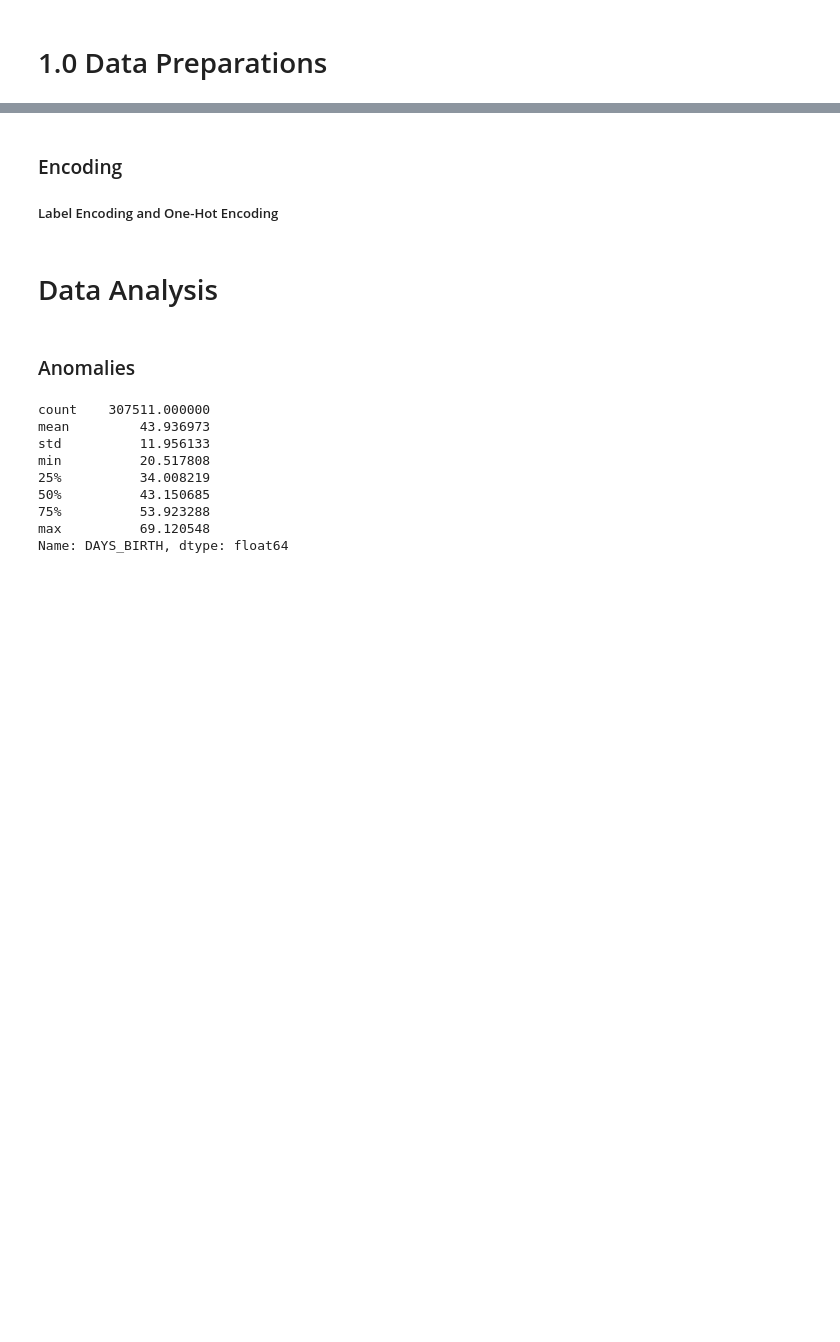
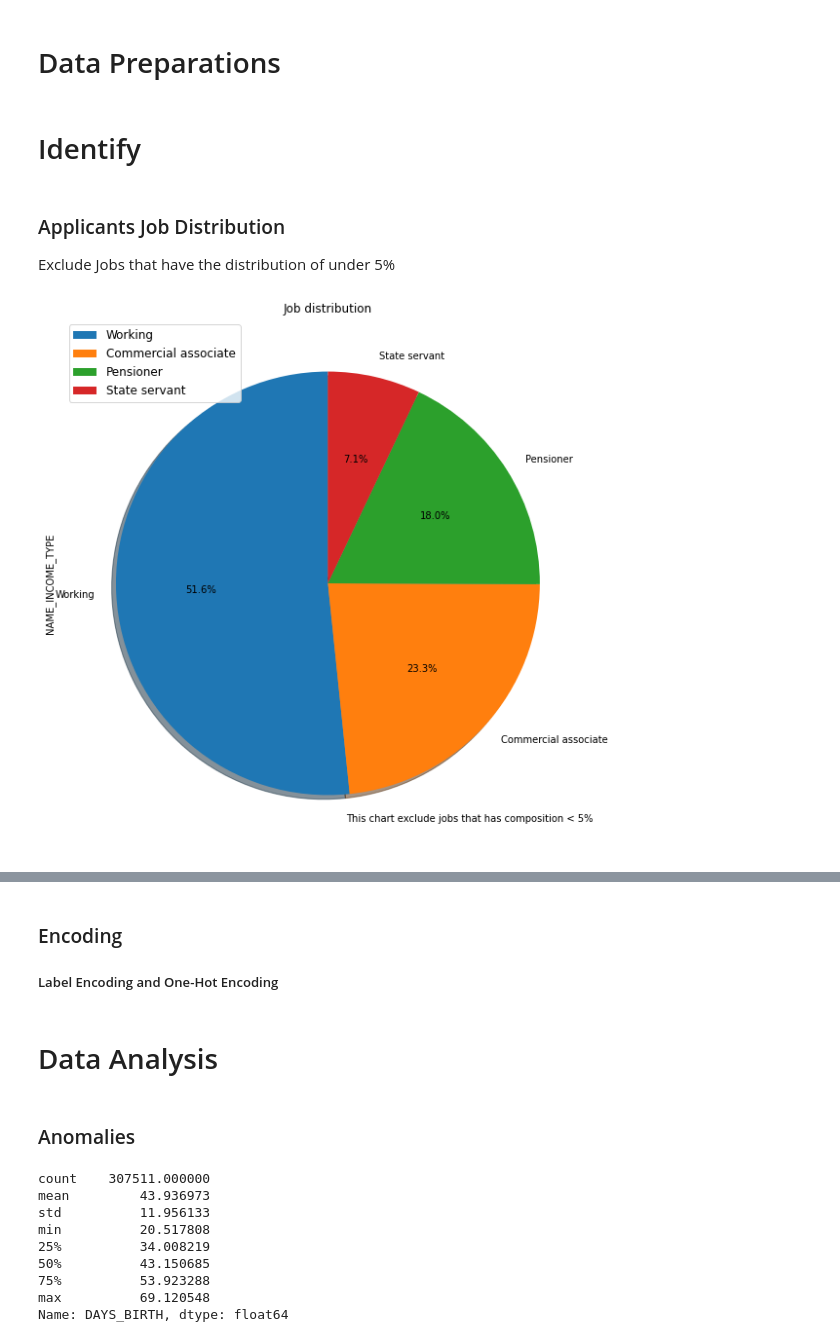
Before and after one commit to ivanf-12/home-credit-default-risk, a Jupyter notebook: home-credit-default-risk.ipynb, the cells around one changed output, grey strips where cells are left out. Cells and saved outputs as stored; diff of their text form; code cells hidden in the pictures; blank space fills up the shorter version.

Commit message:
Add graphs

```diff
--- a/home-credit-default-risk.ipynb
+++ b/home-credit-default-risk.ipynb
@@ -1,5 +1,5 @@
 # %% [markdown]
-# 1.0 Data Preparations
+# Data Preparations
 # %%
 import numpy as np
 import pandas as pd
@@ -17,3 +17,41 @@ X_test_full = pd.read_csv('/kaggle/input/home-credit-default-risk/application_te
 # Suppress warnings
 import warnings
 warnings.filterwarnings('ignore')
+# %% [markdown]
+# Identify
+# %% [markdown]
+### Applicants Job Distribution
+Exclude Jobs that have the distribution of under 5%
+# %%
+plt.figure(figsize=(10, 10))
+
+# Exclude NA values from the NAME_INCOME_TYPE column
+income_type_counts = X['NAME_INCOME_TYPE'].value_counts(normalize=True, dropna=True)
+
+# Filter out the labels that have a percentage less than 5%
+income_type_counts = income_type_counts[income_type_counts > 0.05]
+
+# Create a list of labels that only includes the labels that have a percentage greater than or equal to 5%
+income_type_labels = income_type_counts.index.tolist()
+
+# Create a pie chart
+ax = income_type_counts.plot.pie(autopct='%1.1f%%',
+                           startangle=90,
+                           shadow=True,
+                           legend=True,
+                           labels=income_type_labels)
+
+# Add title
+plt.title("Job distribution")
+plt.text(1, 0.05, 'This chart exclude jobs that has composition < 5%',
+         ha='right', transform=ax.transAxes)
+
+# Increase the font size of the labels
+plt.legend(fontsize=12)
+
+plt.savefig('income_type_distribution.png')
+
+# Show chart
+plt.show()
+# %% [output]
+[figure, added]
```
Also changed, not shown: parts of 3 cells of this notebook.
